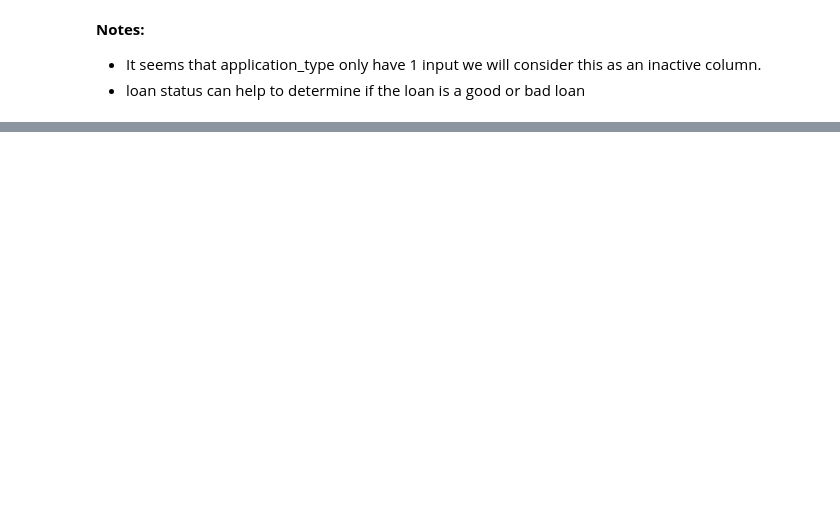
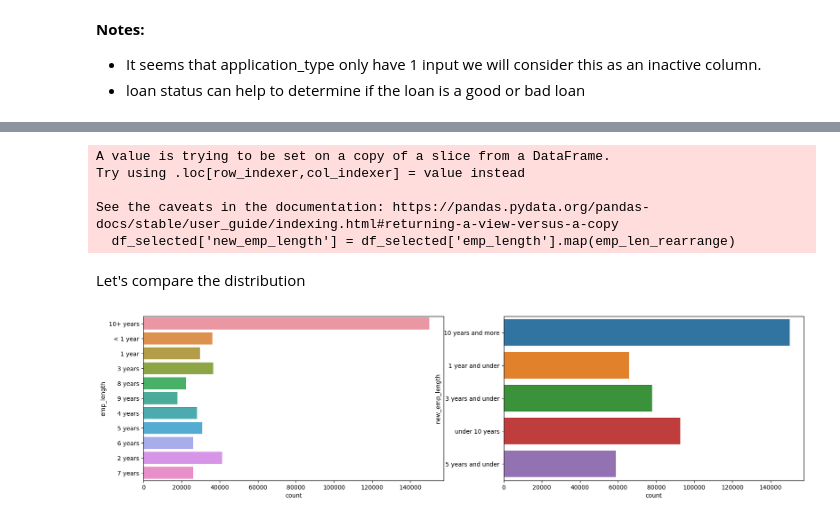
Before and after one commit to khalifaumana/VIX-Rakamin-IDX, a Jupyter notebook: dataPreprocessing.ipynb, the cells around one changed output, grey strips where cells are left out. Drawn from its saved outputs; the diff is of its cells as text; code cells hidden in the pictures; blank space fills up the shorter version.

```diff
--- a/dataPreprocessing.ipynb
+++ b/dataPreprocessing.ipynb
@@ -317,0 +668,39 @@ plt.show()
+# %%
+emp_len_rearrange = {
+    '< 1 year': '1 year and under',
+    '1 year': '1 year and under',
+    '2 years': '3 years and under',
+    '3 years': '3 years and under',
+    '4 years': '5 years and under',
+    '5 years': '5 years and under',
+    '6 years': 'under 10 years',
+    '7 years': 'under 10 years',
+    '8 years': 'under 10 years',
+    '9 years': 'under 10 years',
+    '10+ years':'10 years and more',
+    }
+
+df_selected['new_emp_length'] = df_selected['emp_length'].map(emp_len_rearrange)
+# %% [output]
+A value is trying to be set on a copy of a slice from a DataFrame.
+Try using .loc[row_indexer,col_indexer] = value instead
+
+See the caveats in the documentation: https://pandas.pydata.org/pandas-docs/stable/user_guide/indexing.html#returning-a-view-versus-a-copy
+  df_selected['new_emp_length'] = df_selected['emp_length'].map(emp_len_rearrange)
+# %% [markdown]
+Let's compare the distribution
+# %%
+fig = plt.figure(figsize=(20,5))
+
+columns = 2
+rows = 1
+
+fig.add_subplot(rows, columns, 1)
+sns.countplot(data=df_selected, y='emp_length')
+
+fig.add_subplot(rows, columns, 2)
+sns.countplot(data=df_selected, y='new_emp_length')
+
+plt.show()
+# %% [output]
+[figure, added]
```
Also changed, not shown: parts of 83 cells of this notebook, 2 other files.
